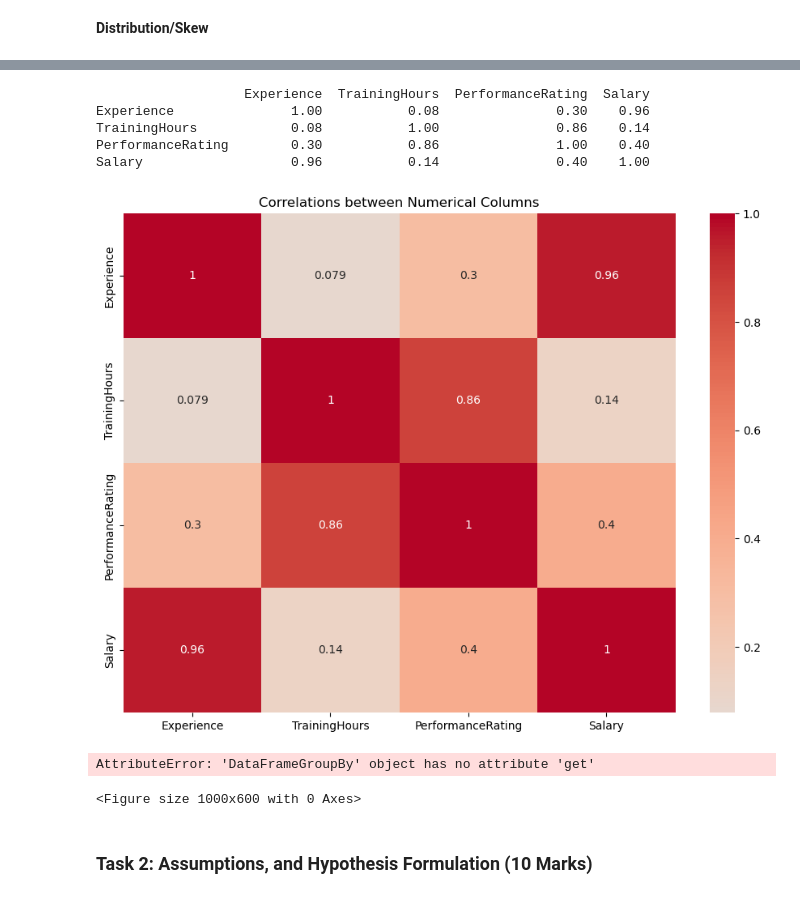
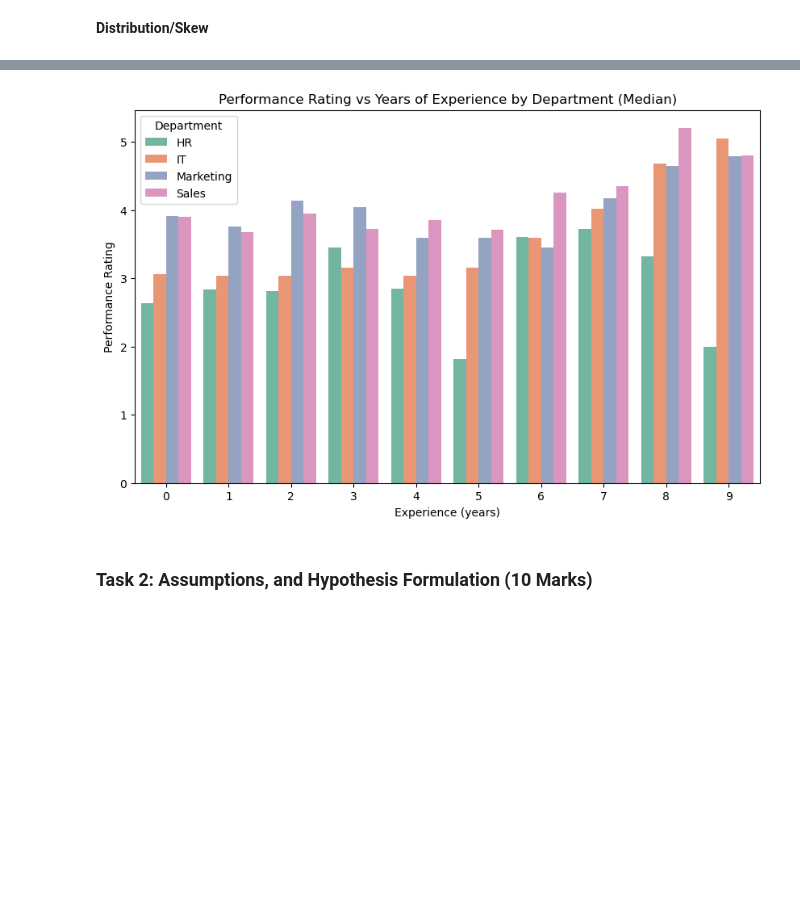
Before and after one commit to lroygard/DataAnalysis, a Jupyter notebook: DataAnalysis.ipynb, the cells around one changed output, grey strips where cells are left out. Cells and saved outputs as stored; diff of their text form; code cells hidden in the pictures; blank space fills up the shorter version.

```diff
--- a/DataAnalysis.ipynb
+++ b/DataAnalysis.ipynb
@@ -70,33 +64,15 @@ for column in numerical_columns:
-# %%
-# Get Correlation Matrix
-correlations = df[numerical_columns].corr()
-print(round(correlations, 2))
-
-# Plot Heat Map
-plt.figure(figsize=(11, 8))
-sns.heatmap(correlations, annot=True, cmap='coolwarm', center=0)
-plt.title("Correlations between Numerical Columns")
-plt.show()
-# %% [output]
-                   Experience  TrainingHours  PerformanceRating  Salary
-Experience               1.00           0.08               0.30    0.96
-TrainingHours            0.08           1.00               0.86    0.14
-PerformanceRating        0.30           0.86               1.00    0.40
-Salary                   0.96           0.14               0.40    1.00
-[figure, removed]
 # %%
-grouped_data = df.groupby(['Department'])
+grouped_data = df.groupby(['Department','Experience'])['PerformanceRating'].mean().reset_index()
 
 # Create a bar plot using seaborn
 plt.figure(figsize=(10, 6))
-sns.barplot(x='Experience', y='PerformanceRating', data=grouped_data, palette='Set2')
-plt.title('Bar Chart of Median Price by Engine Type and Body Style')
-plt.xlabel('Body Style')
-plt.ylabel('Median Price')
+sns.barplot(x='Experience', y='PerformanceRating', hue='Department', data=grouped_data, palette='Set2')
+plt.xlabel('Experience (years)')
+plt.ylabel('Performance Rating')
+plt.title('Performance Rating vs Years of Experience by Department (Median)')
 plt.show()
 # %% [output]
-AttributeError: 'DataFrameGroupBy' object has no attribute 'get'
-<Figure size 1000x600 with 0 Axes>
+[figure, added]
 # %% [markdown]
 ### Task 2: Assumptions, and Hypothesis Formulation (10 Marks)
 # %% [markdown]
```
Also changed, not shown: parts of 1 cell of this notebook.
